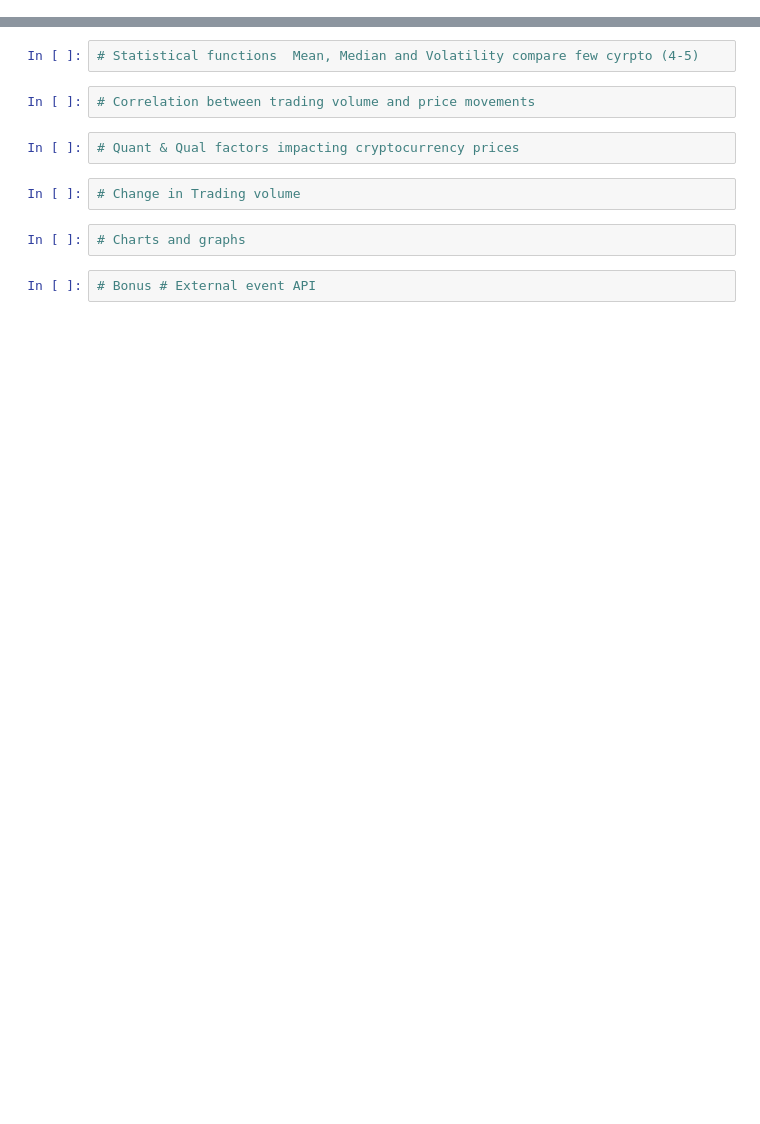
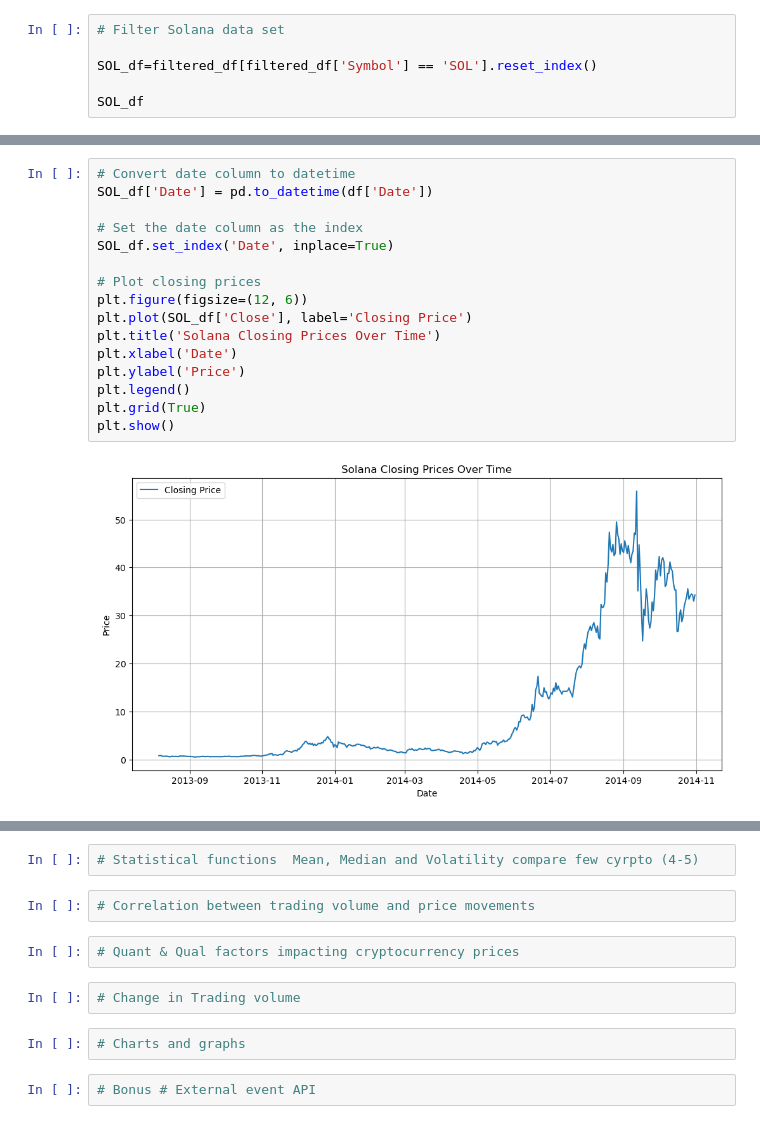
Before and after one commit to Khushboomodha/Project_1, a Jupyter notebook: Crypto.ipynb, the cells around one changed output, grey strips where cells are left out. Drawn from its saved outputs; the diff is of its cells as text; blank space fills up the shorter version.

```diff
--- a/Crypto.ipynb
+++ b/Crypto.ipynb
@@ -25,0 +161,6 @@ Crypto_metadata = pd.read_csv(Crypto_Data_Analysis)
+# %%
+# Filter Solana data set
+
+SOL_df=filtered_df[filtered_df['Symbol'] == 'SOL'].reset_index()
+
+SOL_df
@@ -25,0 +181,18 @@ Crypto_metadata = pd.read_csv(Crypto_Data_Analysis)
+# %%
+# Convert date column to datetime
+SOL_df['Date'] = pd.to_datetime(df['Date'])
+
+# Set the date column as the index
+SOL_df.set_index('Date', inplace=True)
+
+# Plot closing prices
+plt.figure(figsize=(12, 6))
+plt.plot(SOL_df['Close'], label='Closing Price')
+plt.title('Solana Closing Prices Over Time')
+plt.xlabel('Date')
+plt.ylabel('Price')
+plt.legend()
+plt.grid(True)
+plt.show()
+# %% [output]
+[figure, added]
```
Also changed, not shown: parts of 21 cells of this notebook.
